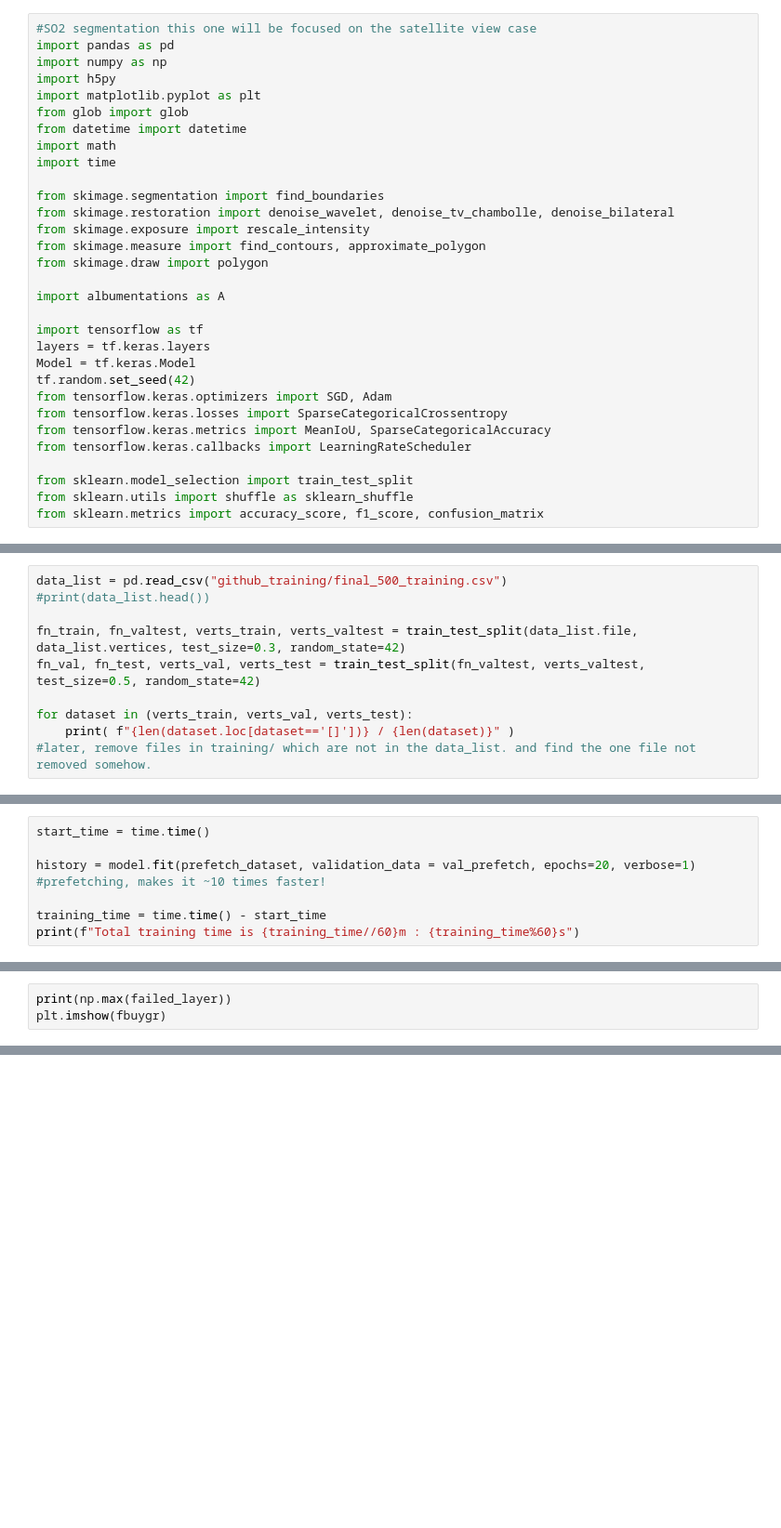
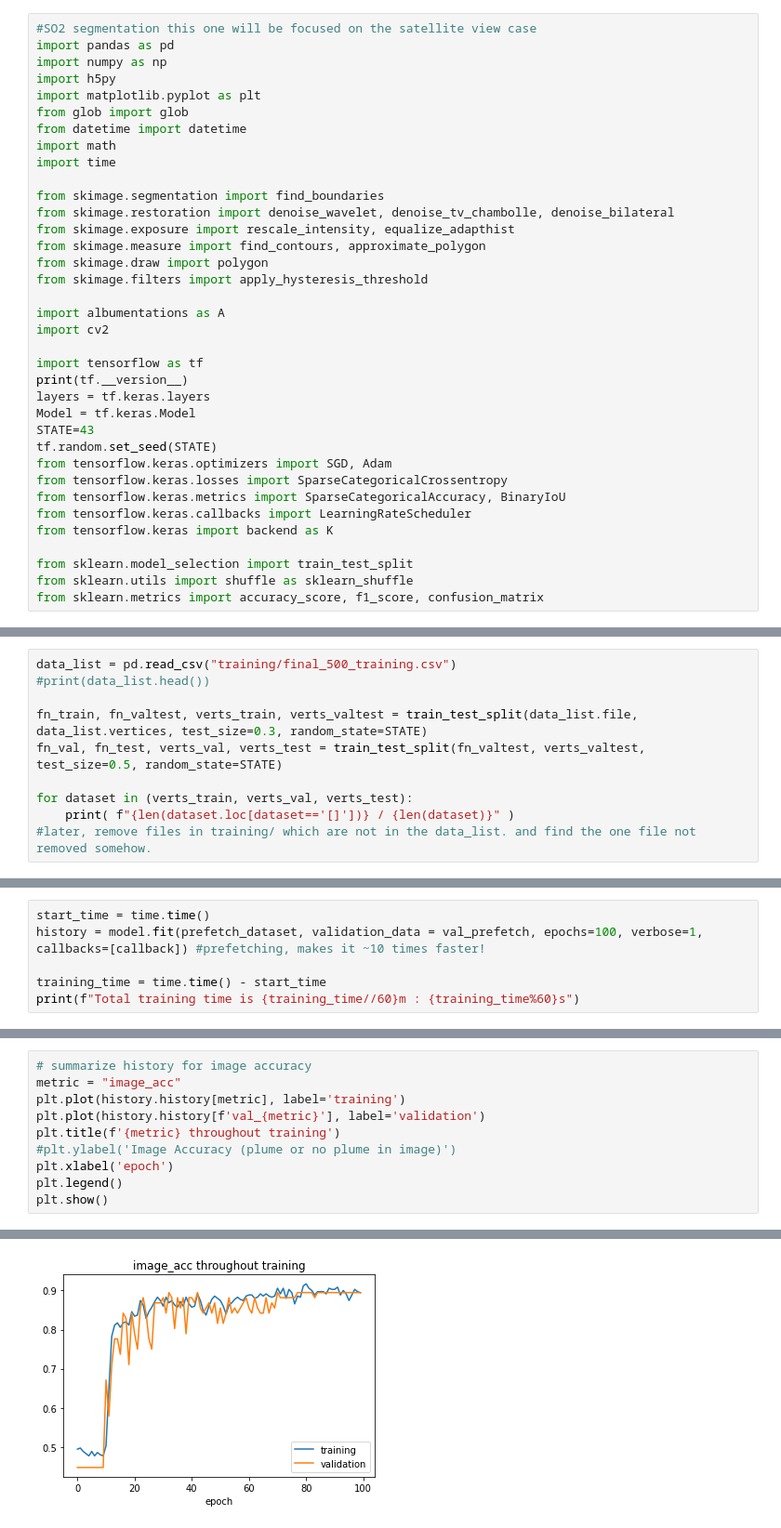
Before and after one commit to csaundersshultz/github_training, a Jupyter notebook: SO2_segmentation_satellite_view.ipynb, the cells around one changed output, grey strips where cells are left out. Shown at 93% size. Saved outputs shown, nothing was run; the diff lists cells and outputs as text; blank space fills up the shorter version.

Commit message:
added model

```diff
--- a/SO2_segmentation_satellite_view.ipynb
+++ b/SO2_segmentation_satellite_view.ipynb
@@ -11,20 +11,25 @@ import time
 
 from skimage.segmentation import find_boundaries
 from skimage.restoration import denoise_wavelet, denoise_tv_chambolle, denoise_bilateral
-from skimage.exposure import rescale_intensity
+from skimage.exposure import rescale_intensity, equalize_adapthist
 from skimage.measure import find_contours, approximate_polygon
 from skimage.draw import polygon
+from skimage.filters import apply_hysteresis_threshold
 
 import albumentations as A
+import cv2
 
 import tensorflow as tf
+print(tf.__version__)
 layers = tf.keras.layers
 Model = tf.keras.Model
-tf.random.set_seed(42)
+STATE=43
+tf.random.set_seed(STATE)
 from tensorflow.keras.optimizers import SGD, Adam
 from tensorflow.keras.losses import SparseCategoricalCrossentropy
-from tensorflow.keras.metrics import MeanIoU, SparseCategoricalAccuracy
+from tensorflow.keras.metrics import SparseCategoricalAccuracy, BinaryIoU
 from tensorflow.keras.callbacks import LearningRateScheduler
+from tensorflow.keras import backend as K
 
 from sklearn.model_selection import train_test_split
 from sklearn.utils import shuffle as sklearn_shuffle
@@ -44,9 +39,9 @@ fatal: destination path 'github_training' already exists and is not an empty dir
 # %%
-data_list = pd.read_csv("github_training/final_500_training.csv")
+data_list = pd.read_csv("training/final_500_training.csv")
 #print(data_list.head())
 
-fn_train, fn_valtest, verts_train, verts_valtest = train_test_split(data_list.file, data_list.vertices, test_size=0.3, random_state=42)
-fn_val, fn_test, verts_val, verts_test = train_test_split(fn_valtest, verts_valtest, test_size=0.5, random_state=42)
+fn_train, fn_valtest, verts_train, verts_valtest = train_test_split(data_list.file, data_list.vertices, test_size=0.3, random_state=STATE)
+fn_val, fn_test, verts_val, verts_test = train_test_split(fn_valtest, verts_valtest, test_size=0.5, random_state=STATE)
 
 for dataset in (verts_train, verts_val, verts_test):
     print( f"{len(dataset.loc[dataset=='[]'])} / {len(dataset)}" )
@@ -356,7 +360,0 @@ model.compile(loss=SparseCategoricalCrossentropy(), optimizer=Adam(learning_rate
-# %%
-start_time = time.time()
-
-history = model.fit(prefetch_dataset, validation_data = val_prefetch, epochs=20, verbose=1) #prefetching, makes it ~10 times faster!
-
-training_time = time.time() - start_time
-print(f"Total training time is {training_time//60}m : {training_time%60}s")
@@ -388,0 +361,6 @@ callback = LearningRateScheduler(scheduler)
+# %%
+start_time = time.time()
+history = model.fit(prefetch_dataset, validation_data = val_prefetch, epochs=100, verbose=1, callbacks=[callback]) #prefetching, makes it ~10 times faster!
+
+training_time = time.time() - start_time
+print(f"Total training time is {training_time//60}m : {training_time%60}s")
@@ -389,4 +385,11 @@ callback = LearningRateScheduler(scheduler)
 # %%
-print(np.max(failed_layer))
-plt.imshow(fbuygr)
+# summarize history for image accuracy
+metric = "image_acc"
+plt.plot(history.history[metric], label='training')
+plt.plot(history.history[f'val_{metric}'], label='validation')
+plt.title(f'{metric} throughout training')
+#plt.ylabel('Image Accuracy (plume or no plume in image)')
+plt.xlabel('epoch')
+plt.legend()
+plt.show()
 # %% [output]
@@ -394 +396,2 @@ NameError: name 'np' is not defined
+[figure, added]
 # %%
```
Also changed, not shown: parts of 23 cells of this notebook, 5 other files.
